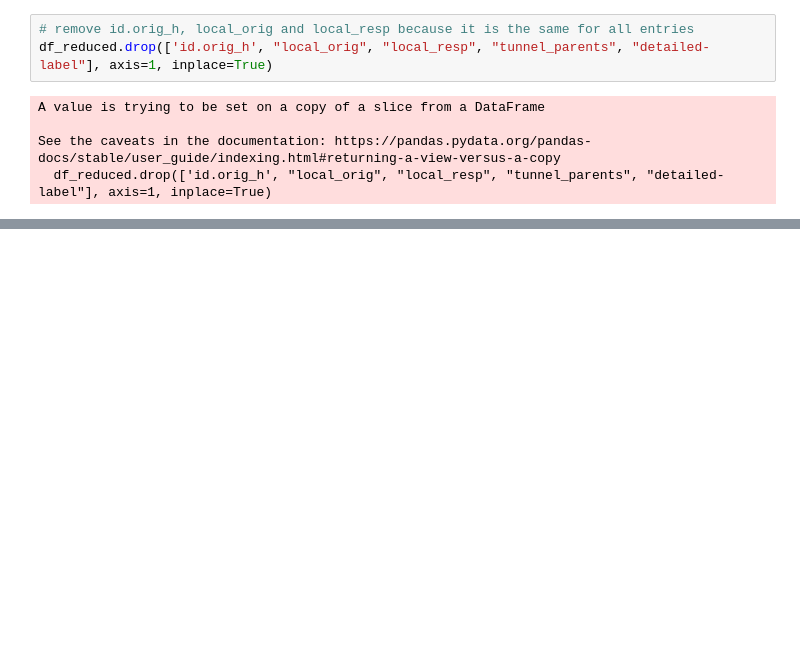
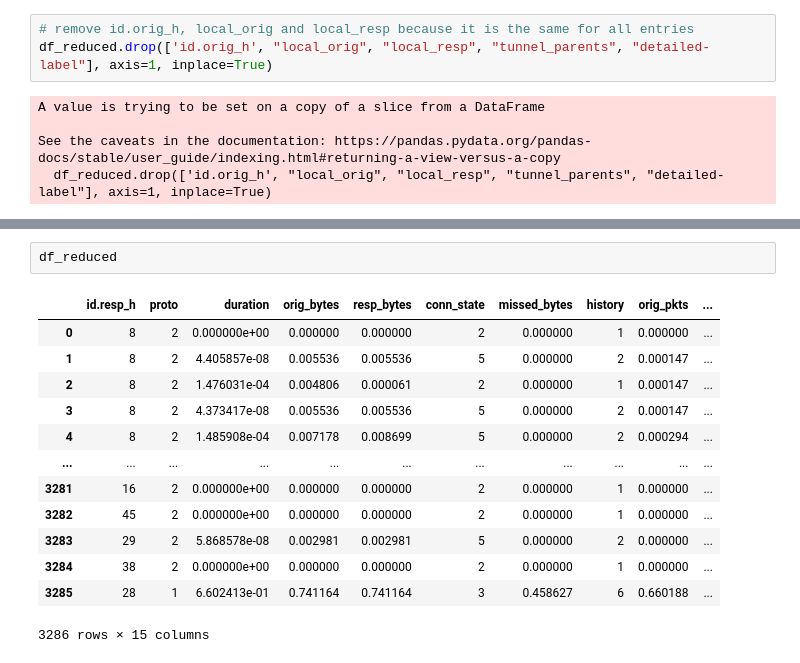
Before and after one commit to pedrofuentes79/IOT-Anomaly-Detection, a Jupyter notebook: main.ipynb, the cells around one changed output, grey strips where cells are left out. Saved outputs shown, nothing was run; the diff lists cells and outputs as text; blank space fills up the shorter version.

```diff
--- a/main.ipynb
+++ b/main.ipynb
@@ -111,0 +203,16 @@ df_reduced
+# %%
+df_reduced
+# %% [output]
+|  | id.resp_h | proto | duration | orig_bytes | resp_bytes | conn_state | missed_bytes | history | orig_pkts | ... |
+| 0 | 8 | 2 | 0.000000e+00 | 0.000000 | 0.000000 | 2 | 0.000000 | 1 | 0.000000 | ... |
+| 1 | 8 | 2 | 4.405857e-08 | 0.005536 | 0.005536 | 5 | 0.000000 | 2 | 0.000147 | ... |
+| 2 | 8 | 2 | 1.476031e-04 | 0.004806 | 0.000061 | 2 | 0.000000 | 1 | 0.000147 | ... |
+| 3 | 8 | 2 | 4.373417e-08 | 0.005536 | 0.005536 | 5 | 0.000000 | 2 | 0.000147 | ... |
+| 4 | 8 | 2 | 1.485908e-04 | 0.007178 | 0.008699 | 5 | 0.000000 | 2 | 0.000294 | ... |
+| ... | ... | ... | ... | ... | ... | ... | ... | ... | ... | ... |
+| 3281 | 16 | 2 | 0.000000e+00 | 0.000000 | 0.000000 | 2 | 0.000000 | 1 | 0.000000 | ... |
+| 3282 | 45 | 2 | 0.000000e+00 | 0.000000 | 0.000000 | 2 | 0.000000 | 1 | 0.000000 | ... |
+| 3283 | 29 | 2 | 5.868578e-08 | 0.002981 | 0.002981 | 5 | 0.000000 | 2 | 0.000000 | ... |
+| 3284 | 38 | 2 | 0.000000e+00 | 0.000000 | 0.000000 | 2 | 0.000000 | 1 | 0.000000 | ... |
+| 3285 | 28 | 1 | 6.602413e-01 | 0.741164 | 0.741164 | 3 | 0.458627 | 6 | 0.660188 | ... |
+3286 rows × 15 columns
```
Also changed, not shown: parts of 14 cells of this notebook.
